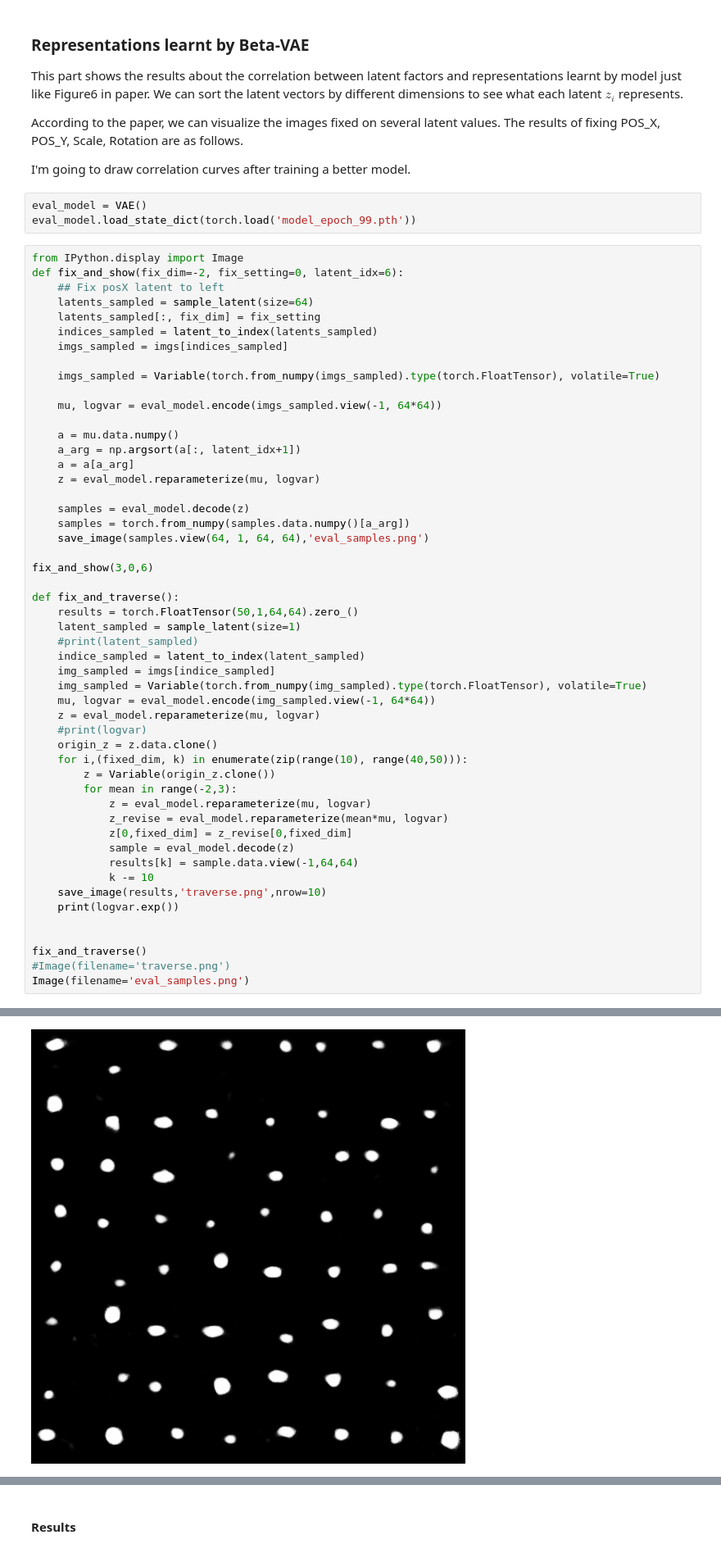
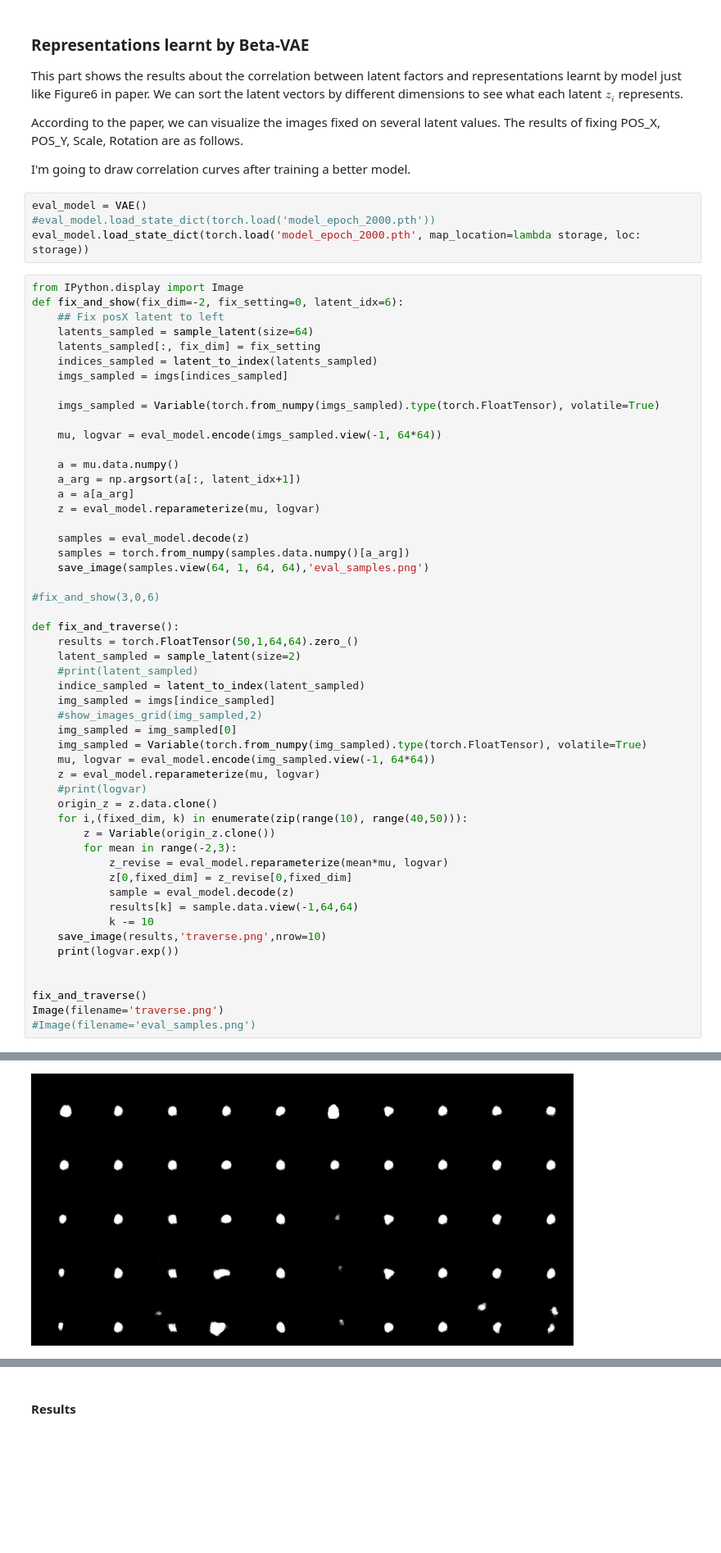
Before and after one commit to simplespy/SCAN-from-betaVAE, a Jupyter notebook: Peiyao_Sheng_beta_VAE.ipynb, the cells around one changed output, grey strips where cells are left out. Shown: that part at 82% size. Drawn from its saved outputs; the diff is of its cells as text; blank space fills up the shorter version.

Commit message:
about curves

```diff
--- a/Peiyao_Sheng_beta_VAE.ipynb
+++ b/Peiyao_Sheng_beta_VAE.ipynb
@@ -261,7 +254,8 @@ According to the paper, we can visualize the images fixed on several latent valu
 I'm going to draw correlation curves after training a better model.
 # %%
 eval_model = VAE()
-eval_model.load_state_dict(torch.load('model_epoch_99.pth'))
+#eval_model.load_state_dict(torch.load('model_epoch_2000.pth'))
+eval_model.load_state_dict(torch.load('model_epoch_2000.pth', map_location=lambda storage, loc: storage))
 # %%
 from IPython.display import Image
 def fix_and_show(fix_dim=-2, fix_setting=0, latent_idx=6):
@@ -284,14 +278,16 @@ def fix_and_show(fix_dim=-2, fix_setting=0, latent_idx=6):
     samples = torch.from_numpy(samples.data.numpy()[a_arg])
     save_image(samples.view(64, 1, 64, 64),'eval_samples.png')
 
-fix_and_show(3,0,6)
+#fix_and_show(3,0,6)
 
 def fix_and_traverse():
     results = torch.FloatTensor(50,1,64,64).zero_()
-    latent_sampled = sample_latent(size=1)
+    latent_sampled = sample_latent(size=2)
     #print(latent_sampled)
     indice_sampled = latent_to_index(latent_sampled)
     img_sampled = imgs[indice_sampled]
+    #show_images_grid(img_sampled,2)
+    img_sampled = img_sampled[0]
     img_sampled = Variable(torch.from_numpy(img_sampled).type(torch.FloatTensor), volatile=True)
     mu, logvar = eval_model.encode(img_sampled.view(-1, 64*64))
     z = eval_model.reparameterize(mu, logvar)
@@ -300,7 +296,6 @@ def fix_and_traverse():
     for i,(fixed_dim, k) in enumerate(zip(range(10), range(40,50))):
         z = Variable(origin_z.clone())
         for mean in range(-2,3):
-            z = eval_model.reparameterize(mu, logvar)
             z_revise = eval_model.reparameterize(mean*mu, logvar)
             z[0,fixed_dim] = z_revise[0,fixed_dim]
             sample = eval_model.decode(z)
@@ -311,7 +306,7 @@ def fix_and_traverse():
 
 
 fix_and_traverse()
-#Image(filename='traverse.png')
-Image(filename='eval_samples.png')
+Image(filename='traverse.png')
+#Image(filename='eval_samples.png')
 # %% [output]
 Variable containing:
@@ -319,2 +314,2 @@ Variable containing:
 [torch.FloatTensor of size 1x10]
-[figure, old version]
+[figure, new version]
```
Also changed, not shown: parts of 7 cells of this notebook, 1 other file.
